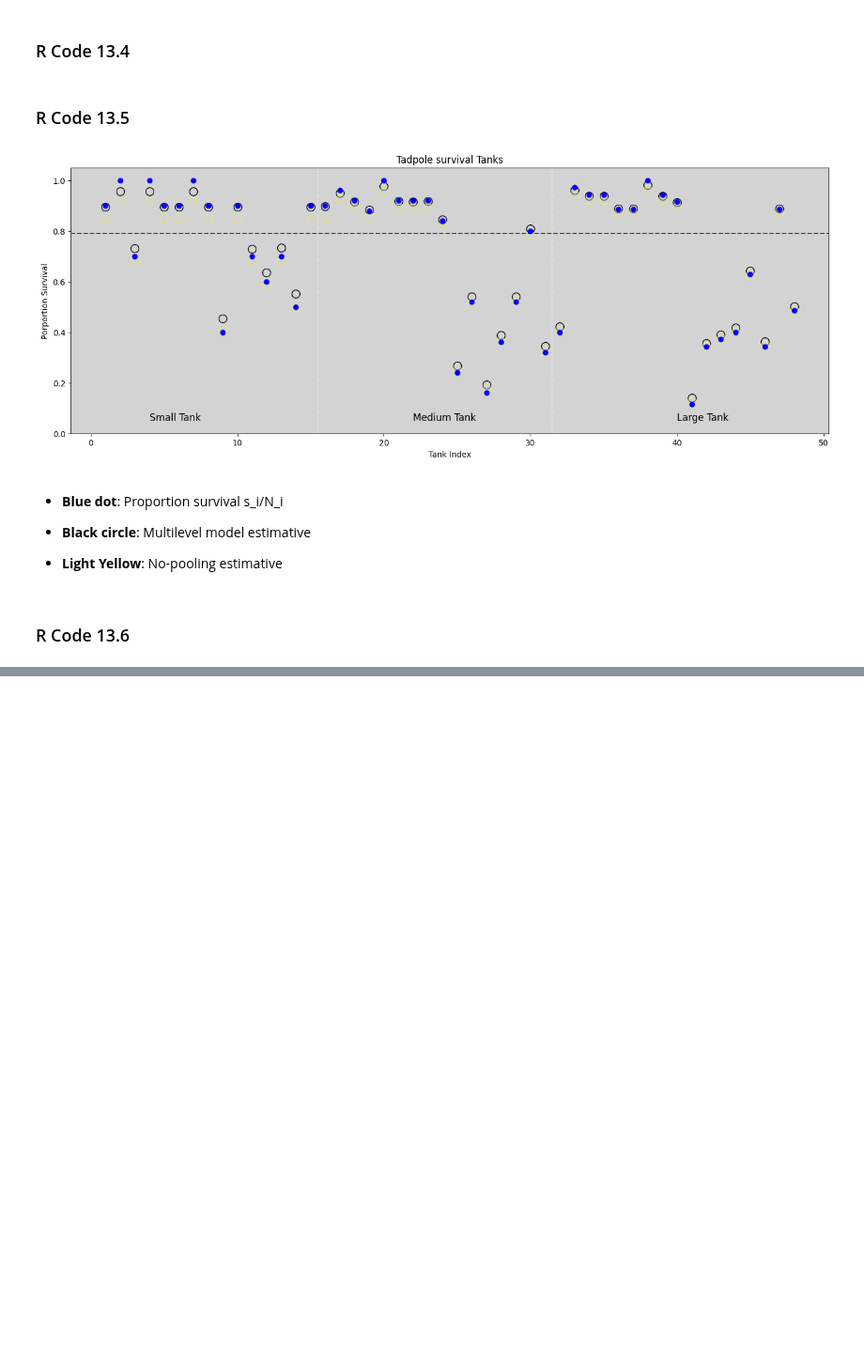
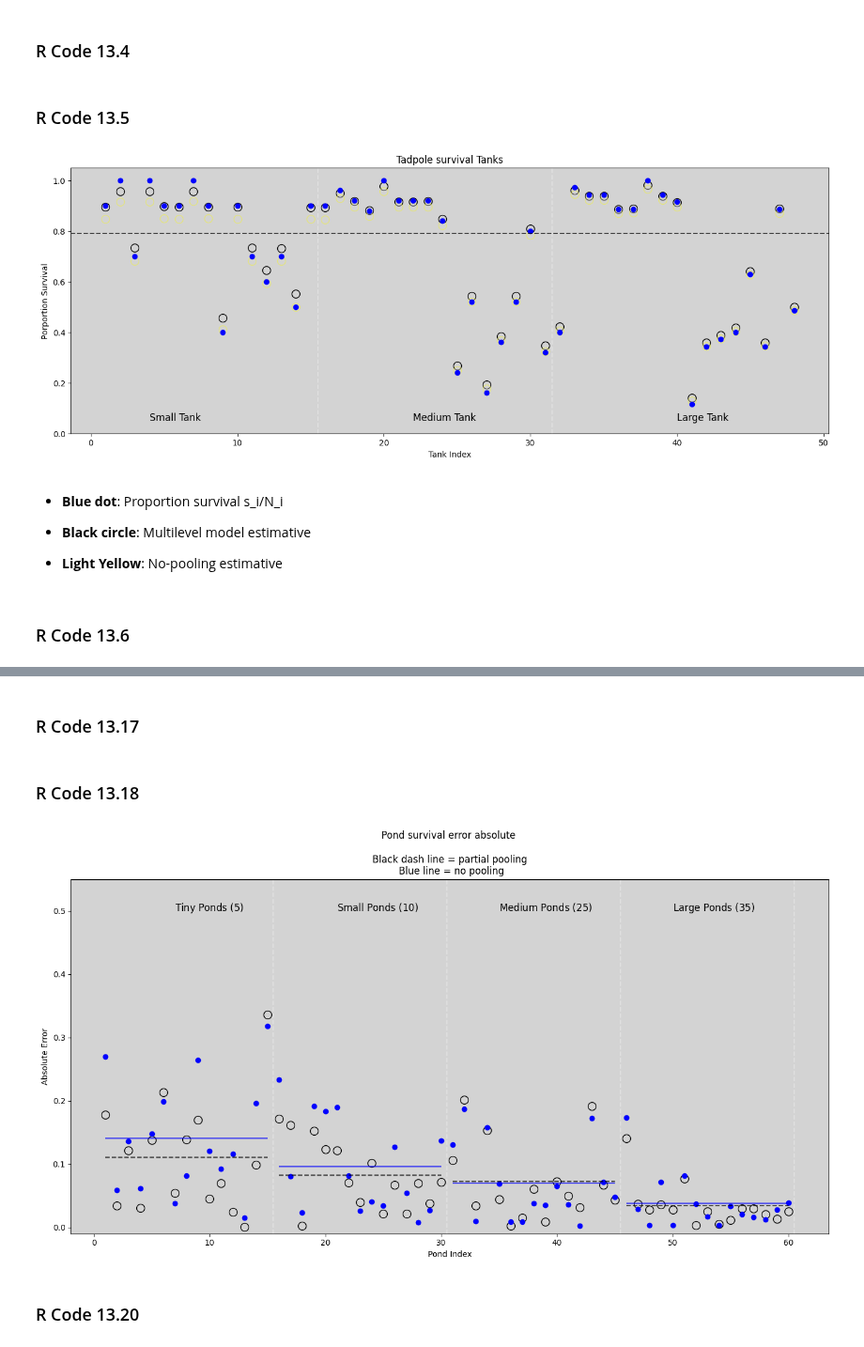
Before and after one commit to rodolphomacedo/statistical_rethinking_pt_BR, a Jupyter notebook: parte_13.ipynb, the cells around one changed output, grey strips where cells are left out. Shown at 94% size. Cells and saved outputs as stored; diff of their text form; code cells hidden in the pictures; blank space fills up the shorter version.

```diff
--- a/parte_13.ipynb
+++ b/parte_13.ipynb
@@ -398,0 +551,6 @@ plt.show()
+# %%
+model_13_3 = az.from_pystan(
+    posterior=samples,
+    posterior_model=posteriori,
+    observed_data=dat_list
+)
@@ -398,0 +575,3 @@ plt.show()
+# %%
+dsim['p_partpool'] = [inv_logit(model_13_3.posterior.alpha.sel(alpha_dim_0=i).values.mean()) for i in range(len(dsim))]
+dsim.head()
@@ -398,0 +587,3 @@ plt.show()
+# %%
+dsim['p_true'] = inv_logit(dsim['true_a'])
+dsim.head()
@@ -398,0 +597,44 @@ plt.show()
+# %% [markdown]
+### R Code 13.17
+# %%
+no_pool_error = np.abs(dsim['p_nopool'] - dsim['p_true'])
+partpool_error = np.abs(dsim['p_partpool'] - dsim['p_true'])
+# %% [markdown]
+### R Code 13.18
+# %%
+plt.figure(figsize=(17, 8))
+plt.ylim = ([0, 1])
+
+plt.scatter(dsim.pond, partpool_error, edgecolors='black', c='lightgray', s=100)
+plt.scatter(dsim.pond, no_pool_error, c='blue')
+
+qty_unique_ponds = len(dsim['Ni'].unique())
+qty_each_ponds = repeats  # The number of repetitions for each element in each pond.
+
+
+# Vertical lines
+for i in range(qty_unique_ponds):
+    plt.axvline(x=qty_each_ponds*(i+1) + 0.5, ls='--', color='white', alpha=0.3)
+
+    partpool_error_mean = np.mean(partpool_error[(qty_each_ponds*i):(qty_each_ponds*(i+1))])
+    no_pool_error_mean = np.mean(no_pool_error[(qty_each_ponds*i):(qty_each_ponds*(i+1))])
+
+    plt.hlines(y=partpool_error_mean, xmin=1+(qty_each_ponds*i), xmax=qty_each_ponds+(qty_each_ponds*i), ls='--', colors='black', alpha=0.7)
+    plt.hlines(y=no_pool_error_mean, xmin=1+(qty_each_ponds*i), xmax=qty_each_ponds+(qty_each_ponds*i), ls='-', colors='blue', alpha=0.7)
+
+plt.text(7, 0.5, 'Tiny Ponds ($5$)', size=12)
+plt.text(21, 0.5, 'Small Ponds ($10$)', size=12)
+plt.text(35, 0.5, 'Medium Ponds ($25$)', size=12)
+plt.text(50, 0.5, 'Large Ponds ($35$)', size=12)
+
+plt.gca().set_ylim(-0.01, 0.55)
+
+plt.title('Pond survival error absolute \n\n Black dash line = partial pooling \n Blue line = no pooling')
+plt.xlabel('Pond Index')
+plt.ylabel('Absolute Error')
+
+plt.show()
+# %% [output]
+[figure, added]
+# %% [markdown]
+### R Code 13.20
```
Also changed, not shown: parts of 39 cells of this notebook.
